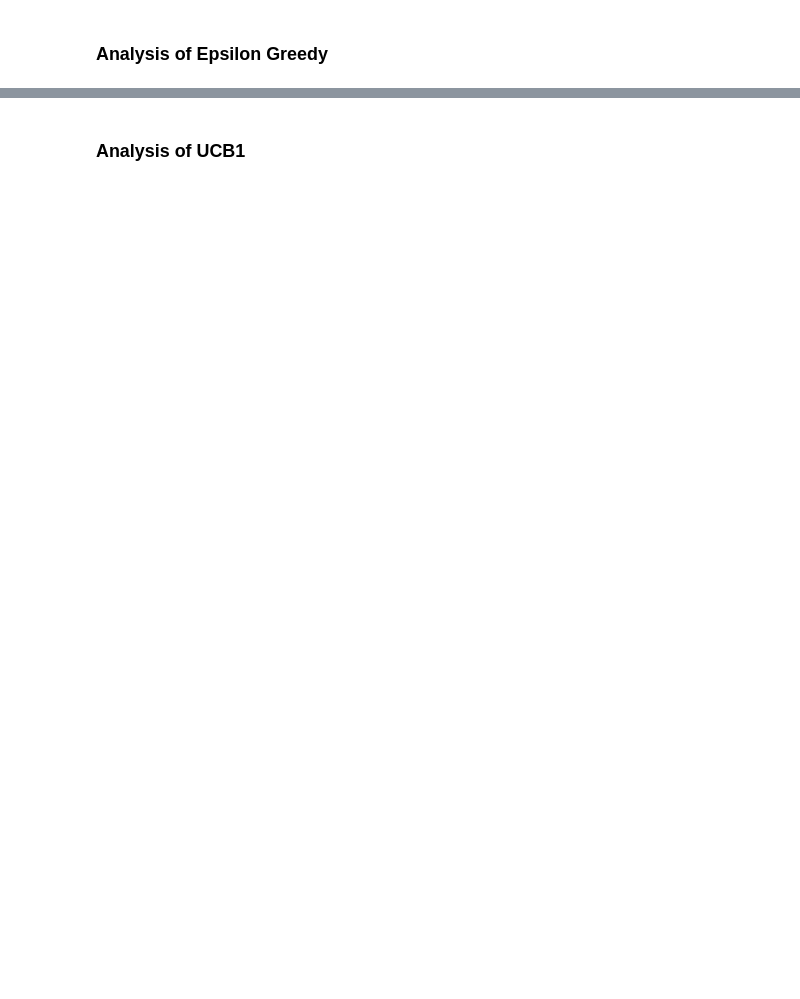
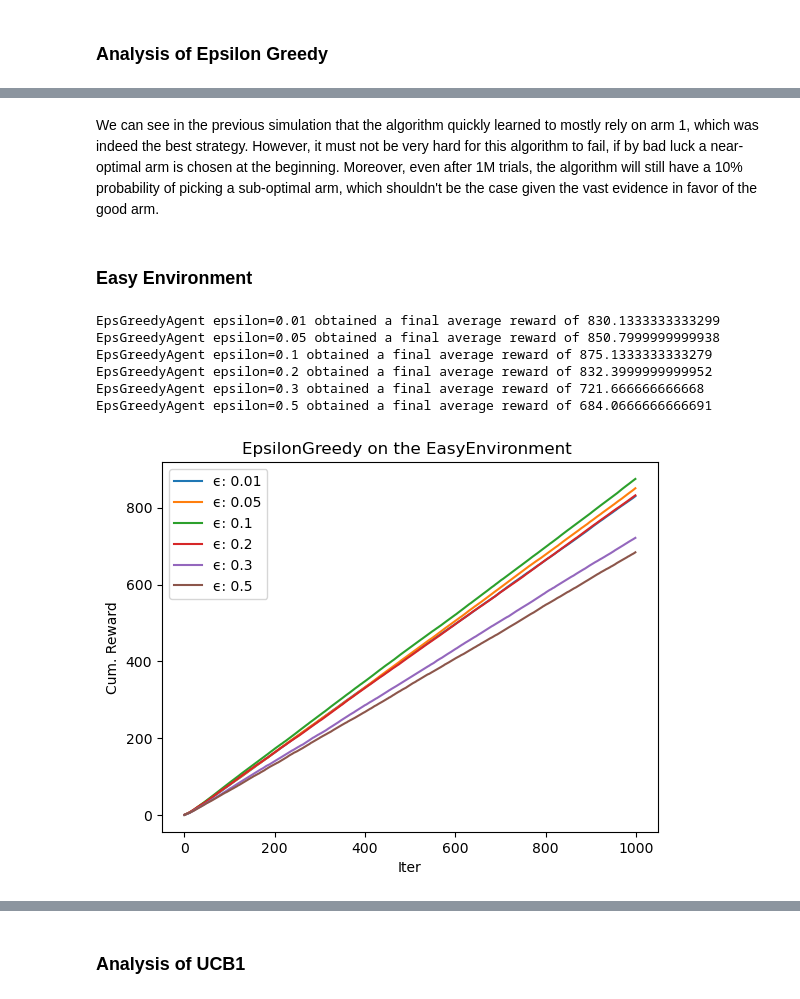
Before and after one commit to diegotg2000/ReinforcementLearning, a Jupyter notebook: TP_2/TP_2.ipynb, the cells around one changed output, grey strips where cells are left out. Drawn from its saved outputs; the diff is of its cells as text; code cells hidden in the pictures; blank space fills up the shorter version.

```diff
--- a/TP_2/TP_2.ipynb
+++ b/TP_2/TP_2.ipynb
@@ -169,0 +159,33 @@ plt.show()
+# %%
+def evaluate_batch(agent_class, environment_class, param_values):
+    np.random.seed(10)
+    name, param_values = param_values
+    cum_rewards = []
+    for value in param_values:
+        niter = 1000
+        n_agents = 15
+        n_actions = 10
+        variability = 1
+        my_runner = runner.BatchRunner(
+            environment_class,
+            agent_class,
+            n_agents,
+            n_actions,
+            variability=variability,
+            verbose=False,
+            **{name: value},
+        )
+        final_reward_rd, list_cumul_rd = my_runner.loop(niter)
+        print(f"{agent_class.__name__} {name}={value} obtained a final average reward of {final_reward_rd}")
+        cum_rewards.append(list_cumul_rd)
+    return cum_rewards
+# %%
+def plot_cum_rewards(cum_rewards, param_values, title):
+    name, param_values = param_values
+    for i, cum_reward in enumerate(cum_rewards):
+        plt.plot(cum_reward, label=f"{name}: {param_values[i]}")
+    plt.xlabel("Iter")
+    plt.ylabel("Cum. Reward")
+    plt.title(title)
+    plt.legend()
+    plt.show()
@@ -254,0 +275,19 @@ plt.show()
+# %% [markdown]
+We can see in the previous simulation that the algorithm quickly learned to mostly rely on arm 1, which was indeed the best strategy. However, it must not be very hard for this algorithm to fail, if by bad luck a near-optimal arm is chosen at the beginning. Moreover, even after 1M trials, the algorithm will still have a 10% probability of picking a sub-optimal arm, which shouldn't be the case given the vast evidence in favor of the good arm.
+# %% [markdown]
+### Easy Environment
+# %%
+epsilon_values = [0.01, 0.05, 0.1, 0.2, 0.3, 0.5]
+
+cum_rewards = evaluate_batch(EpsGreedyAgent, environment.EasyEnvironment, ("epsilon", epsilon_values))
+# %% [output]
+EpsGreedyAgent epsilon=0.01 obtained a final average reward of 830.1333333333299
+EpsGreedyAgent epsilon=0.05 obtained a final average reward of 850.7999999999938
+EpsGreedyAgent epsilon=0.1 obtained a final average reward of 875.1333333333279
+EpsGreedyAgent epsilon=0.2 obtained a final average reward of 832.3999999999952
+EpsGreedyAgent epsilon=0.3 obtained a final average reward of 721.666666666668
+EpsGreedyAgent epsilon=0.5 obtained a final average reward of 684.0666666666691
+# %%
+plot_cum_rewards(cum_rewards, ("\u03F5", epsilon_values), "EpsilonGreedy on the EasyEnvironment ")
+# %% [output]
+[figure, added]
```
Also changed, not shown: parts of 92 cells of this notebook.
